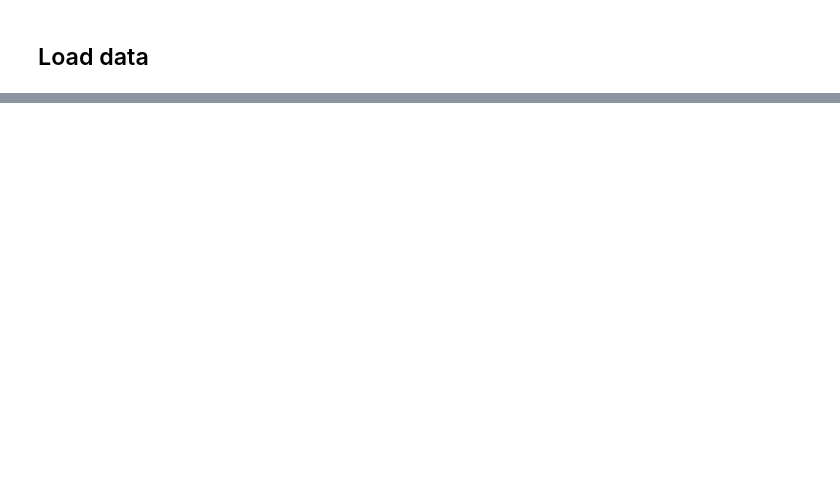
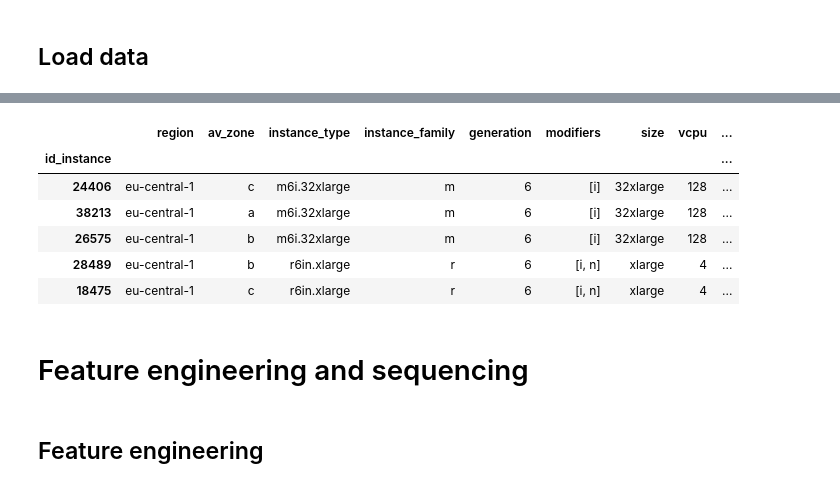
Before and after one commit to alvdef/spot_predictor, a Jupyter notebook: train.ipynb, the cells around one changed output, grey strips where cells are left out. Saved outputs shown, nothing was run; the diff lists cells and outputs as text; code cells hidden in the pictures; blank space fills up the shorter version.

```diff
--- a/train.ipynb
+++ b/train.ipynb
@@ -119,0 +242,24 @@ print(general_df.head())
+# %%
+prices_dfs = []
+instance_info_dfs = []
+for region in CONFIG["regions"]:
+    region_instance_info_df = read_instance_info(region)
+    if not region_instance_info_df.empty:
+        instance_info_dfs.append(region_instance_info_df)
+
+    region_prices_df = prices_region(region)
+    if not region_prices_df.empty:
+        prices_dfs.append(region_prices_df)
+
+prices_df = pd.concat(prices_dfs, ignore_index=True)
+assert not prices_df.empty, "Prices is empty"
+assert (
+    prices_df[CONFIG["time_col"]].notna().all()
+), f"Missing values in {CONFIG['time_col']}"
+
+instance_info_df = pd.concat(instance_info_dfs)
+assert not instance_info_df.empty, "Instance info is empty"
+
+print(
+    f"Data loaded. Total number of instances: {instance_info_df.shape[0]}. Total number of records: {prices_df.shape[0]}. Number of features: {instance_info_df.shape[1]}"
+)
@@ -119,0 +277,14 @@ print(general_df.head())
+# %%
+instance_info_df.head()
+# %% [output]
+|  | region | av_zone | instance_type | instance_family | generation | modifiers | size | vcpu | ... |
+| id_instance |  |  |  |  |  |  |  |  | ... |
+| 24406 | eu-central-1 | c | m6i.32xlarge | m | 6 | [i] | 32xlarge | 128 | ... |
+| 38213 | eu-central-1 | a | m6i.32xlarge | m | 6 | [i] | 32xlarge | 128 | ... |
+| 26575 | eu-central-1 | b | m6i.32xlarge | m | 6 | [i] | 32xlarge | 128 | ... |
+| 28489 | eu-central-1 | b | r6in.xlarge | r | 6 | [i, n] | xlarge | 4 | ... |
+| 18475 | eu-central-1 | c | r6in.xlarge | r | 6 | [i, n] | xlarge | 4 | ... |
+# %% [markdown]
+# Feature engineering and sequencing
+# %% [markdown]
+## Feature engineering
```
Also changed, not shown: parts of 27 cells of this notebook, 9 other files.
